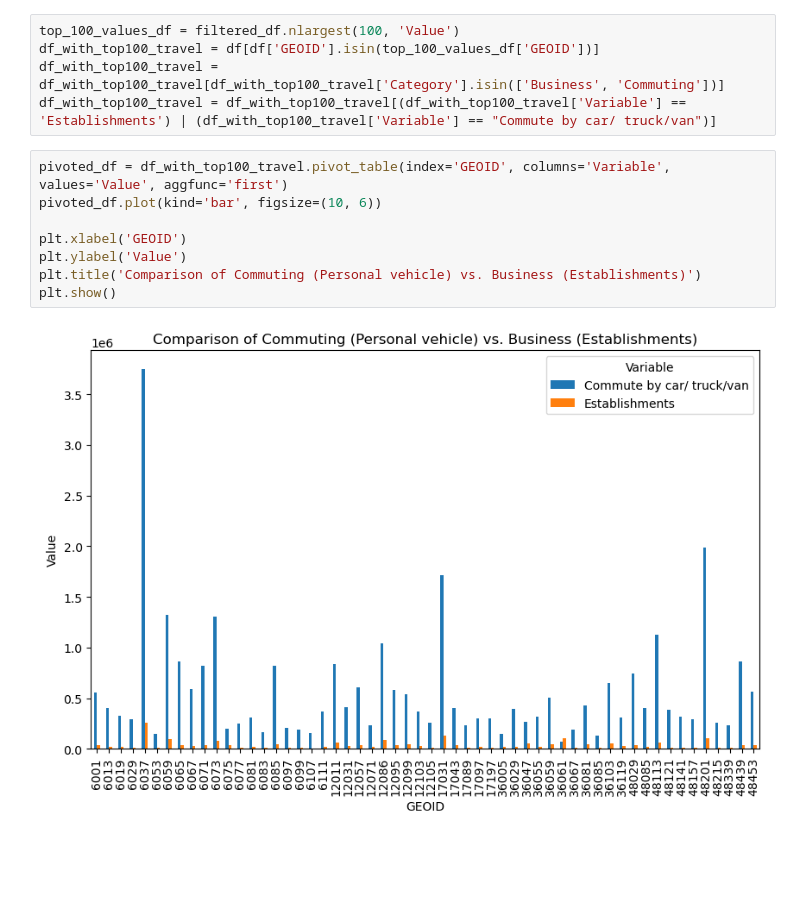
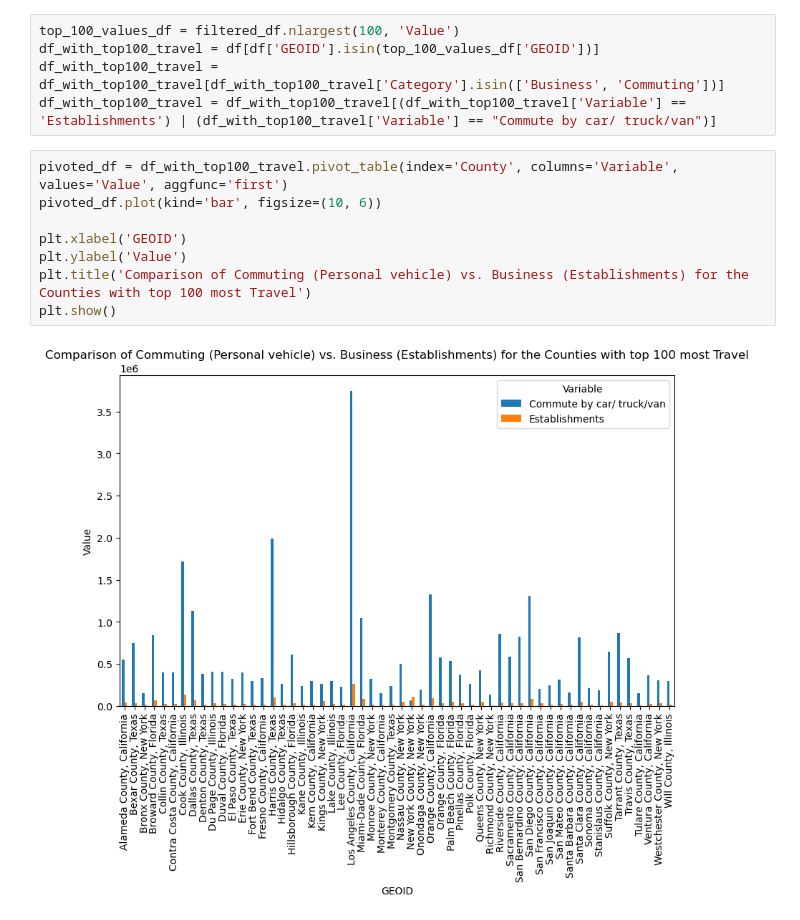
Before and after one commit to rpi11/DSAN5200-final_project, a Jupyter notebook: FinalProject/viz_Zenan/viz.ipynb, the cells around one changed output. Drawn from its saved outputs; the diff is of its cells as text; blank space fills up the shorter version.

```diff
--- a/FinalProject/viz_Zenan/viz.ipynb
+++ b/FinalProject/viz_Zenan/viz.ipynb
@@ -102,12 +102,12 @@ df_with_top100_travel = df[df['GEOID'].isin(top_100_values_df['GEOID'])]
 df_with_top100_travel = df_with_top100_travel[df_with_top100_travel['Category'].isin(['Business', 'Commuting'])]
 df_with_top100_travel = df_with_top100_travel[(df_with_top100_travel['Variable'] == 'Establishments') | (df_with_top100_travel['Variable'] == "Commute by car/ truck/van")]
 # %%
-pivoted_df = df_with_top100_travel.pivot_table(index='GEOID', columns='Variable', values='Value', aggfunc='first')
+pivoted_df = df_with_top100_travel.pivot_table(index='County', columns='Variable', values='Value', aggfunc='first')
 pivoted_df.plot(kind='bar', figsize=(10, 6))
 
 plt.xlabel('GEOID')
 plt.ylabel('Value')
-plt.title('Comparison of Commuting (Personal vehicle) vs. Business (Establishments)')
+plt.title('Comparison of Commuting (Personal vehicle) vs. Business (Establishments) for the Counties with top 100 most Travel')
 plt.show()
 # %% [output]
-[figure, old version]
+[figure, new version]
```
